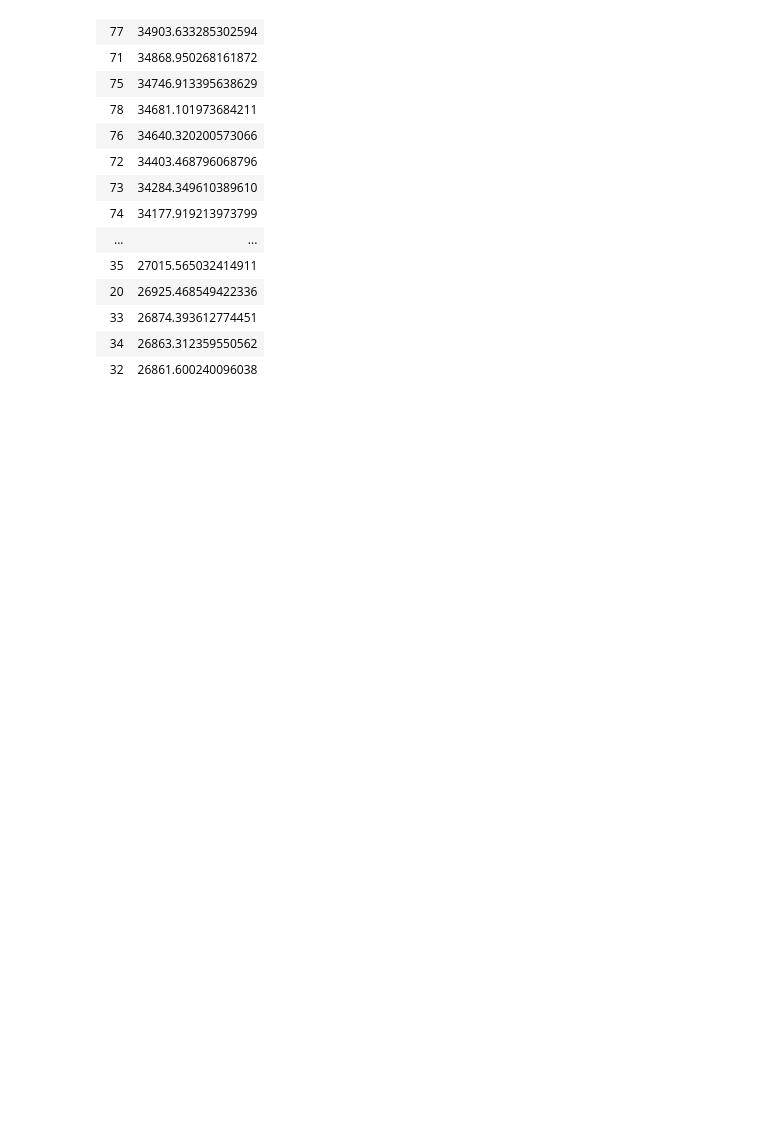
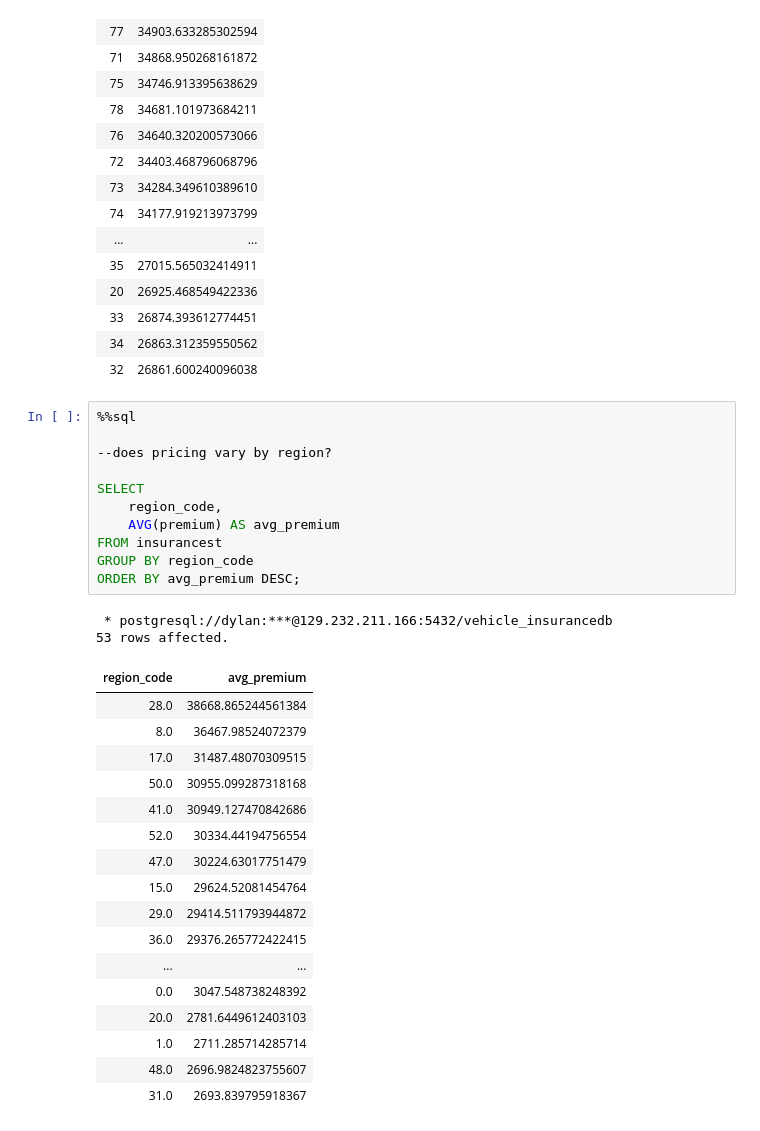
Before and after one commit to The-DigitalAcademy/Vehicle_Insurance, a Jupyter notebook: sqlanalysis_query.ipynb, the cells around one changed output. Saved outputs shown, nothing was run; the diff lists cells and outputs as text; blank space fills up the shorter version.

```diff
--- a/sqlanalysis_query.ipynb
+++ b/sqlanalysis_query.ipynb
@@ -284,3 +284,34 @@ ORDER BY avg_premium DESC;
 | 33 | 26874.393612774451 |
 | 34 | 26863.312359550562 |
 | 32 | 26861.600240096038 |
+# %%
+%%sql
+
+--does pricing vary by region?
+
+SELECT
+    region_code,
+    AVG(premium) AS avg_premium
+FROM insurancest
+GROUP BY region_code
+ORDER BY avg_premium DESC;
+# %% [output]
+ * postgresql://dylan:***@129.232.211.166:5432/vehicle_insurancedb
+53 rows affected.
+| region_code | avg_premium |
+| 28.0 | 38668.865244561384 |
+| 8.0 | 36467.98524072379 |
+| 17.0 | 31487.48070309515 |
+| 50.0 | 30955.099287318168 |
+| 41.0 | 30949.127470842686 |
+| 52.0 | 30334.44194756554 |
+| 47.0 | 30224.63017751479 |
+| 15.0 | 29624.52081454764 |
+| 29.0 | 29414.511793944872 |
+| 36.0 | 29376.265772422415 |
+| ... | ... |
+| 0.0 | 3047.548738248392 |
+| 20.0 | 2781.6449612403103 |
+| 1.0 | 2711.285714285714 |
+| 48.0 | 2696.9824823755607 |
+| 31.0 | 2693.839795918367 |
```
Also changed, not shown: parts of 5 cells of this notebook.
